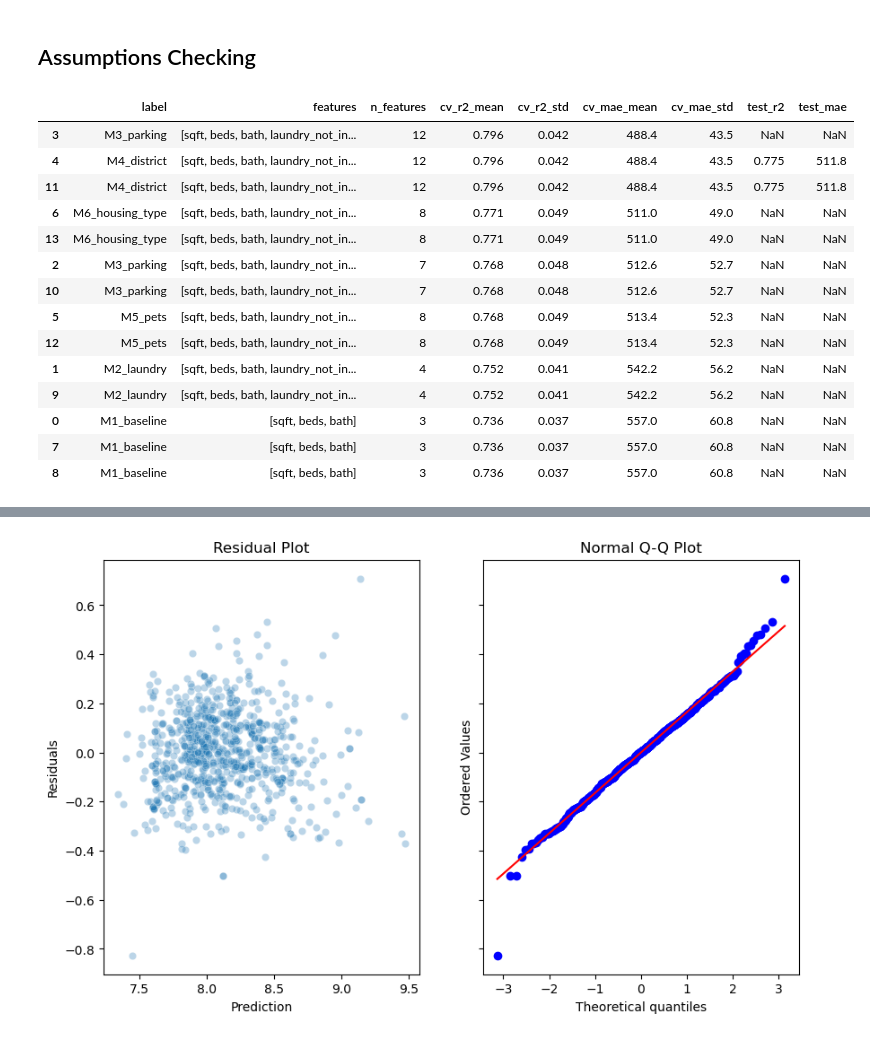
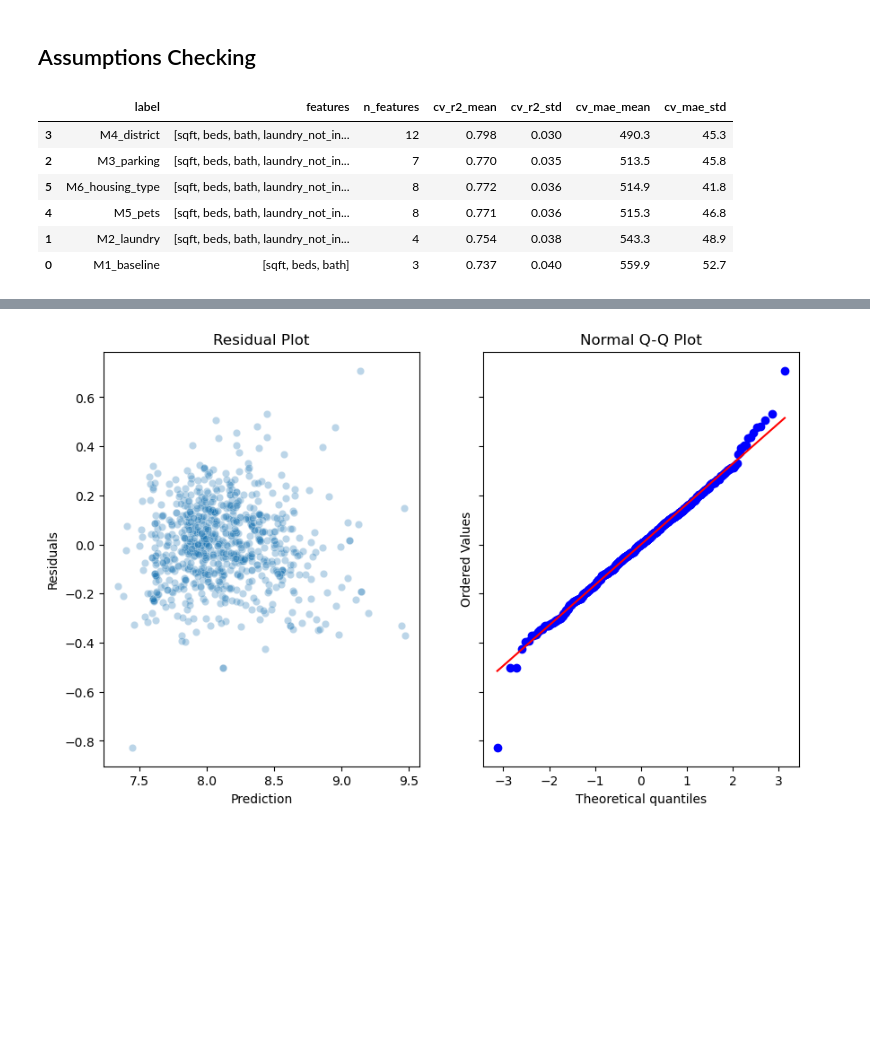
Before and after one commit to dataville/sf_apartment_rental_prices, a Jupyter notebook: ols.ipynb, the cells around one changed output, grey strips where cells are left out. Drawn from its saved outputs; the diff is of its cells as text; code cells hidden in the pictures; blank space fills up the shorter version.

```diff
--- a/ols.ipynb
+++ b/ols.ipynb
@@ -493,35 +493,33 @@ X_train, X_test, y_train, y_test = train_test_split(X, y, test_size=0.2, random_
 # %% [markdown]
 ## Model Fitting & Validation Scoring
 # %%
-results = []
+results = {}
 
 def cv_evaluate(X_train, y_train, features, label):
-    Xt = sm.add_constant(X_train[features])
-
-    kf = KFold(n_splits=5, shuffle=True, random_state=42)
+    kf = KFold(n_splits=5, shuffle=True, random_state=2023)
     val_r2s, val_maes = [], []
 
-    for tr_idx, val_idx in kf.split(Xt, y_train):
-        Xtr, ytr = Xt.iloc[tr_idx], y_train.iloc[tr_idx]
-        Xv,  yv  = Xt.iloc[val_idx], y_train.iloc[val_idx]
-        m = sm.OLS(ytr, Xtr).fit()
+    for tr_idx, val_idx in kf.split(X_train, y_train):
+        Xtr = sm.add_constant(X_train[features].iloc[tr_idx])
+        ytr = y_train.iloc[tr_idx]
+        Xv  = sm.add_constant(X_train[features].iloc[val_idx])
+        yv  = y_train.iloc[val_idx]
+        m   = sm.OLS(ytr, Xtr).fit()
         preds = m.predict(Xv)
         val_r2s.append(r2(yv, preds))
         val_maes.append(mae(np.exp(yv), np.exp(preds)))
 
-    full_model = sm.OLS(y_train, Xt).fit()
+    full_model = sm.OLS(y_train, sm.add_constant(X_train[features])).fit()
 
-    results.append({
+    results[label] = {
         'label':       label,
         'features':    features,
         'n_features':  len(features),
         'cv_r2_mean':  round(np.mean(val_r2s), 3),
-        'cv_r2_std':   round(np.std(val_r2s), 3),
+        'cv_r2_std':   round(np.std(val_r2s),  3),
         'cv_mae_mean': round(np.mean(val_maes), 1),
-        'cv_mae_std':  round(np.std(val_maes), 1),
-        'test_r2':     np.nan,
-        'test_mae':    np.nan,
-    })
+        'cv_mae_std':  round(np.std(val_maes),  1),
+    }
 
     print(f"CV R2:  {np.mean(val_r2s):.3f} +- {np.std(val_r2s):.3f}")
     print(f"CV MAE: {np.mean(val_maes):.1f} +- {np.std(val_maes):.1f}")
@@ -529,6 +527,6 @@ def cv_evaluate(X_train, y_train, features, label):
     return full_model
 # %%
 def show_results():
-    return pd.DataFrame(results).sort_values('cv_mae_mean')
+    return pd.DataFrame(results.values()).sort_values('cv_mae_mean')
 # %%
 def score_final_model(X_train, y_train, X_test, y_test, label):
@@ -727,23 +719,16 @@ strong multicollinearity or other numerical problems.
 # %% [markdown]
 ## Assumptions Checking
 # %%
-show_results()
+resutls_df = show_results()
+resutls_df
 # %% [output]
-|  | label | features | n_features | cv_r2_mean | cv_r2_std | cv_mae_mean | cv_mae_std | test_r2 | test_mae |
-| 3 | M3_parking | [sqft, beds, bath, laundry_not_in... | 12 | 0.796 | 0.042 | 488.4 | 43.5 | NaN | NaN |
-| 4 | M4_district | [sqft, beds, bath, laundry_not_in... | 12 | 0.796 | 0.042 | 488.4 | 43.5 | 0.775 | 511.8 |
-| 11 | M4_district | [sqft, beds, bath, laundry_not_in... | 12 | 0.796 | 0.042 | 488.4 | 43.5 | 0.775 | 511.8 |
-| 6 | M6_housing_type | [sqft, beds, bath, laundry_not_in... | 8 | 0.771 | 0.049 | 511.0 | 49.0 | NaN | NaN |
-| 13 | M6_housing_type | [sqft, beds, bath, laundry_not_in... | 8 | 0.771 | 0.049 | 511.0 | 49.0 | NaN | NaN |
-| 2 | M3_parking | [sqft, beds, bath, laundry_not_in... | 7 | 0.768 | 0.048 | 512.6 | 52.7 | NaN | NaN |
-| 10 | M3_parking | [sqft, beds, bath, laundry_not_in... | 7 | 0.768 | 0.048 | 512.6 | 52.7 | NaN | NaN |
-| 5 | M5_pets | [sqft, beds, bath, laundry_not_in... | 8 | 0.768 | 0.049 | 513.4 | 52.3 | NaN | NaN |
-| 12 | M5_pets | [sqft, beds, bath, laundry_not_in... | 8 | 0.768 | 0.049 | 513.4 | 52.3 | NaN | NaN |
-| 1 | M2_laundry | [sqft, beds, bath, laundry_not_in... | 4 | 0.752 | 0.041 | 542.2 | 56.2 | NaN | NaN |
-| 9 | M2_laundry | [sqft, beds, bath, laundry_not_in... | 4 | 0.752 | 0.041 | 542.2 | 56.2 | NaN | NaN |
-| 0 | M1_baseline | [sqft, beds, bath] | 3 | 0.736 | 0.037 | 557.0 | 60.8 | NaN | NaN |
-| 7 | M1_baseline | [sqft, beds, bath] | 3 | 0.736 | 0.037 | 557.0 | 60.8 | NaN | NaN |
-| 8 | M1_baseline | [sqft, beds, bath] | 3 | 0.736 | 0.037 | 557.0 | 60.8 | NaN | NaN |
+|  | label | features | n_features | cv_r2_mean | cv_r2_std | cv_mae_mean | cv_mae_std |
+| 3 | M4_district | [sqft, beds, bath, laundry_not_in... | 12 | 0.798 | 0.030 | 490.3 | 45.3 |
+| 2 | M3_parking | [sqft, beds, bath, laundry_not_in... | 7 | 0.770 | 0.035 | 513.5 | 45.8 |
+| 5 | M6_housing_type | [sqft, beds, bath, laundry_not_in... | 8 | 0.772 | 0.036 | 514.9 | 41.8 |
+| 4 | M5_pets | [sqft, beds, bath, laundry_not_in... | 8 | 0.771 | 0.036 | 515.3 | 46.8 |
+| 1 | M2_laundry | [sqft, beds, bath, laundry_not_in... | 4 | 0.754 | 0.038 | 543.3 | 48.9 |
+| 0 | M1_baseline | [sqft, beds, bath] | 3 | 0.737 | 0.040 | 559.9 | 52.7 |
 # %%
 m4.summary()
 # %% [output]
```
Also changed, not shown: parts of 37 cells of this notebook.
